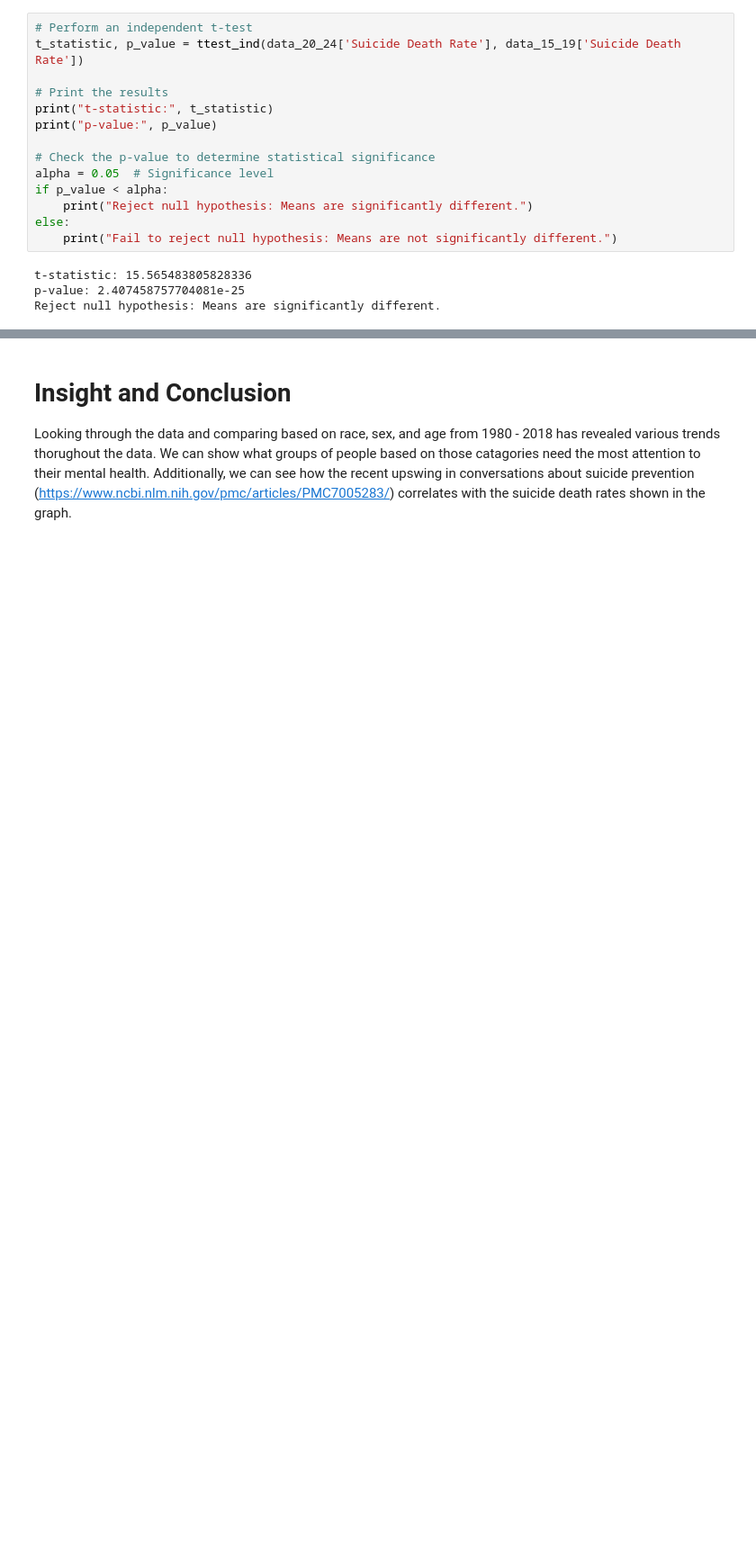
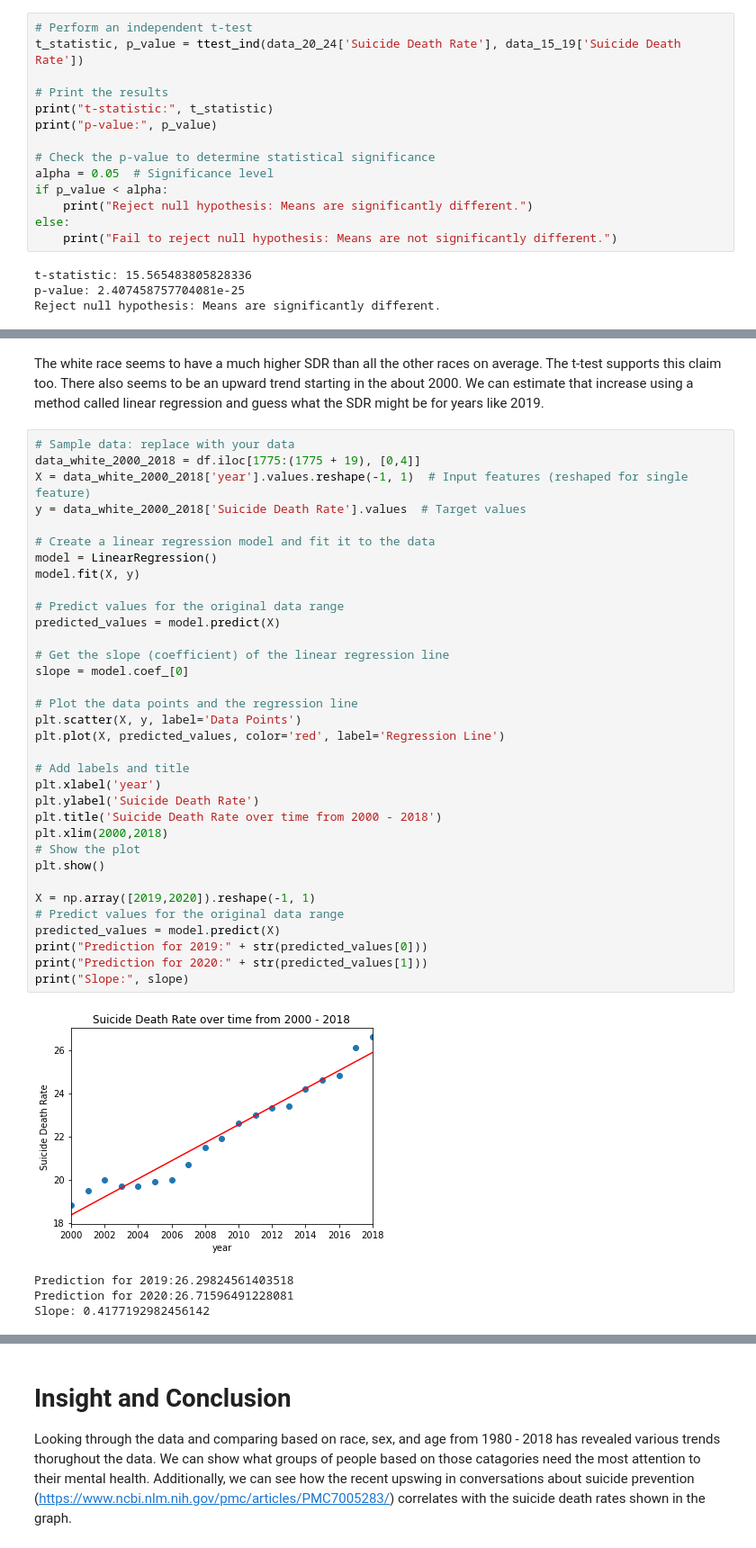
Before and after one commit to Noah-Eby/Noah-Eby.github.io, a Jupyter notebook: index.ipynb, the cells around one changed output, grey strips where cells are left out. Shown: that part at 90% size. Saved outputs shown, nothing was run; the diff lists cells and outputs as text; blank space fills up the shorter version.

```diff
--- a/index.ipynb
+++ b/index.ipynb
@@ -241,0 +329,41 @@ Reject null hypothesis: Means are significantly different.
+# %% [markdown]
+The white race seems to have a much higher SDR than all the other races on average.  The t-test supports this claim too.  There also seems to be an upward trend starting in the about 2000.  We can estimate that increase using a method called linear regression and guess what the SDR might be for years like 2019.
+# %%
+# Sample data: replace with your data
+data_white_2000_2018 = df.iloc[1775:(1775 + 19), [0,4]]
+X = data_white_2000_2018['year'].values.reshape(-1, 1)  # Input features (reshaped for single feature)
+y = data_white_2000_2018['Suicide Death Rate'].values  # Target values
+
+# Create a linear regression model and fit it to the data
+model = LinearRegression()
+model.fit(X, y)
+
+# Predict values for the original data range
+predicted_values = model.predict(X)
+
+# Get the slope (coefficient) of the linear regression line
+slope = model.coef_[0]
+
+# Plot the data points and the regression line
+plt.scatter(X, y, label='Data Points')
+plt.plot(X, predicted_values, color='red', label='Regression Line')
+
+# Add labels and title
+plt.xlabel('year')
+plt.ylabel('Suicide Death Rate')
+plt.title('Suicide Death Rate over time from 2000 - 2018')
+plt.xlim(2000,2018)
+# Show the plot
+plt.show()
+
+X = np.array([2019,2020]).reshape(-1, 1)
+# Predict values for the original data range
+predicted_values = model.predict(X)
+print("Prediction for 2019:" + str(predicted_values[0]))
+print("Prediction for 2020:" + str(predicted_values[1]))
+print("Slope:", slope)
+# %% [output]
+[figure, added]
+Prediction for 2019:26.29824561403518
+Prediction for 2020:26.71596491228081
+Slope: 0.4177192982456142
```
Also changed, not shown: parts of 9 cells of this notebook.
